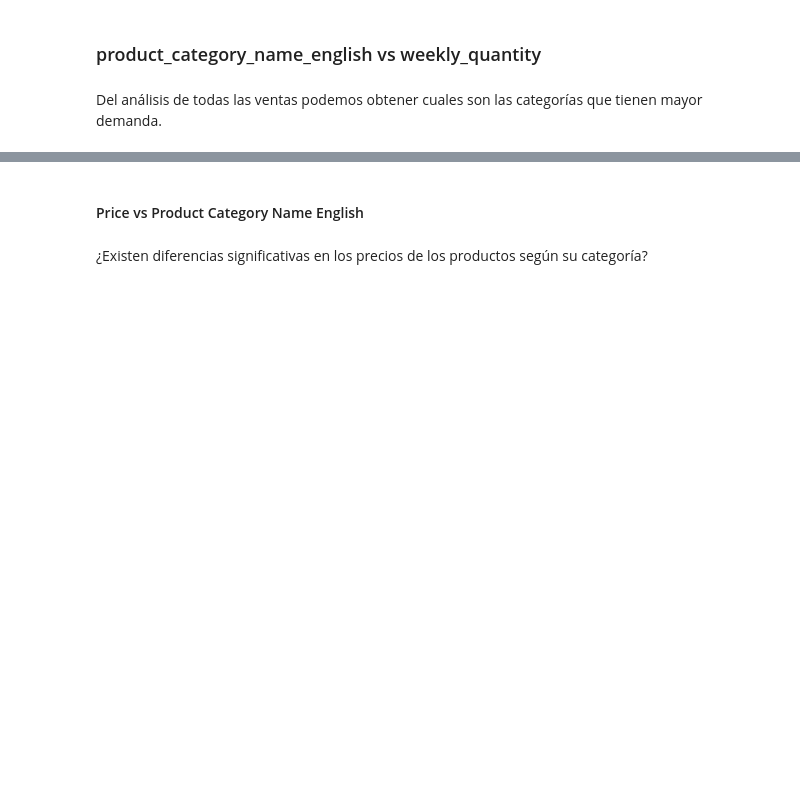
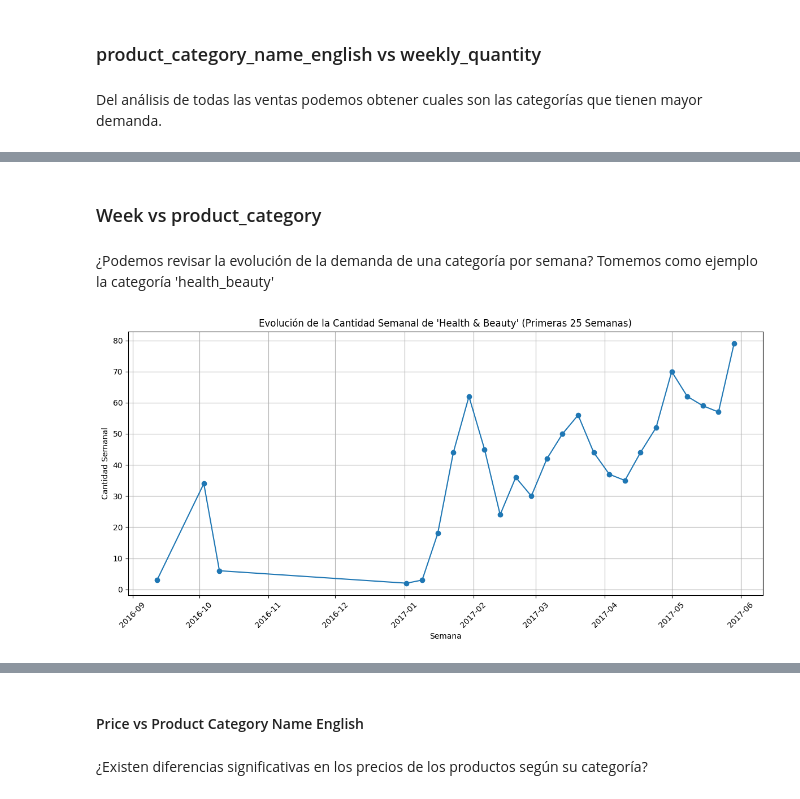
Before and after one commit to roguef07/TFM_Equipo_15, a Jupyter notebook: scrapping/EDA.ipynb, the cells around one changed output, grey strips where cells are left out. Drawn from its saved outputs; the diff is of its cells as text; code cells hidden in the pictures; blank space fills up the shorter version.

```diff
--- a/scrapping/EDA.ipynb
+++ b/scrapping/EDA.ipynb
@@ -510,0 +549,35 @@ plt.show()
+# %% [markdown]
+### Week vs product_category
+# %% [markdown]
+¿Podemos revisar la evolución de la demanda de una categoría por semana?
+Tomemos como ejemplo la categoría 'health_beauty'
+# %%
+# Filtrar el dataframe para la categoría 'health_beauty'
+health_beauty_df = demanda_semanal[
+    demanda_semanal["product_category_name_english"] == "health_beauty"
+]
+
+# Agrupar por semana y sumamos la cantidad semanal
+health_beauty_weekly_demand = (
+    health_beauty_df.groupby("week")["weekly_quantity"].sum().reset_index()
+)
+
+# Seleccionamos los primeros 25 valores de week
+health_beauty_weekly_demand_top25 = health_beauty_weekly_demand.head(25)
+
+# Graficar la evolución de la cantidad semanal
+plt.figure(figsize=(12, 6))
+plt.plot(
+    health_beauty_weekly_demand_top25["week"],
+    health_beauty_weekly_demand_top25["weekly_quantity"],
+    marker="o"
+)
+plt.title("Evolución de la Cantidad Semanal de 'Health & Beauty' (Primeras 25 Semanas)")
+plt.xlabel("Semana")
+plt.ylabel("Cantidad Semanal")
+plt.grid(True)
+plt.xticks(rotation=45)
+plt.tight_layout()
+plt.show()
+# %% [output]
+[figure, added]
```
Also changed, not shown: parts of 12 cells of this notebook.
